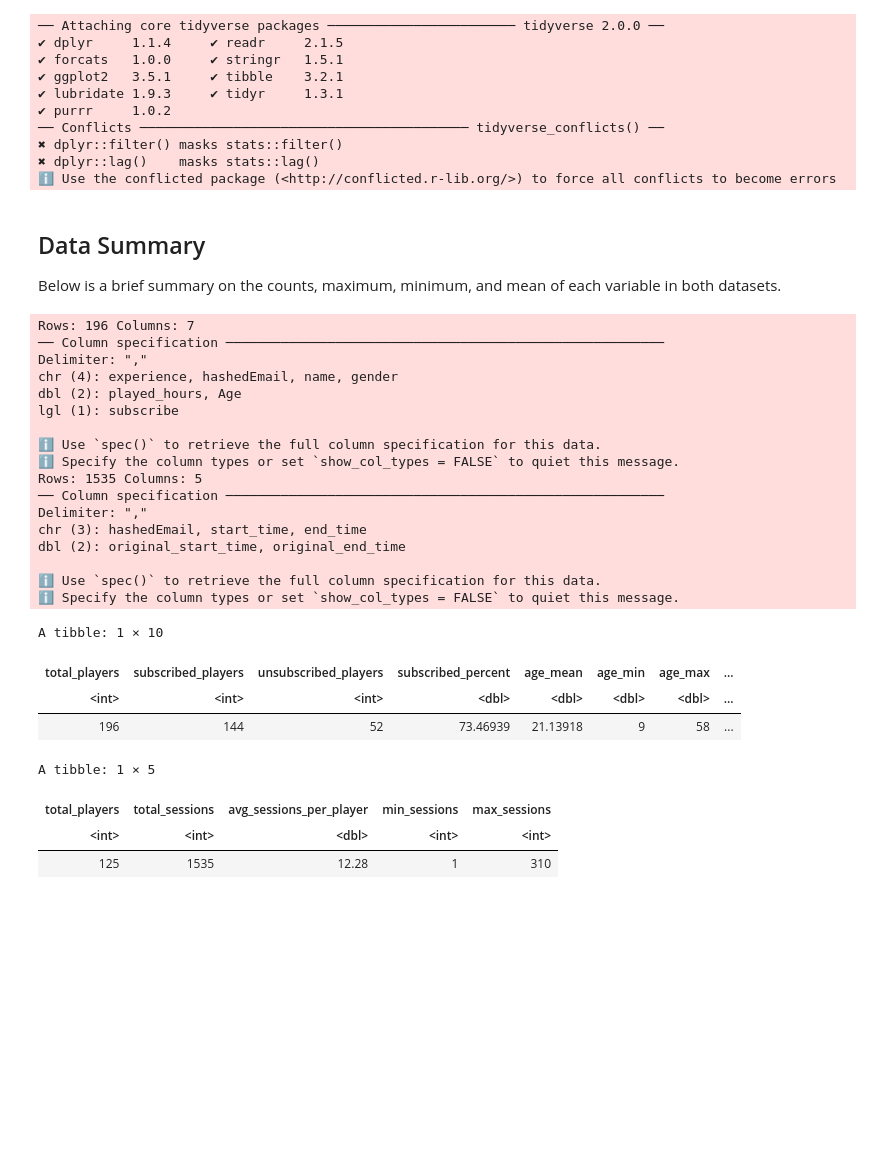
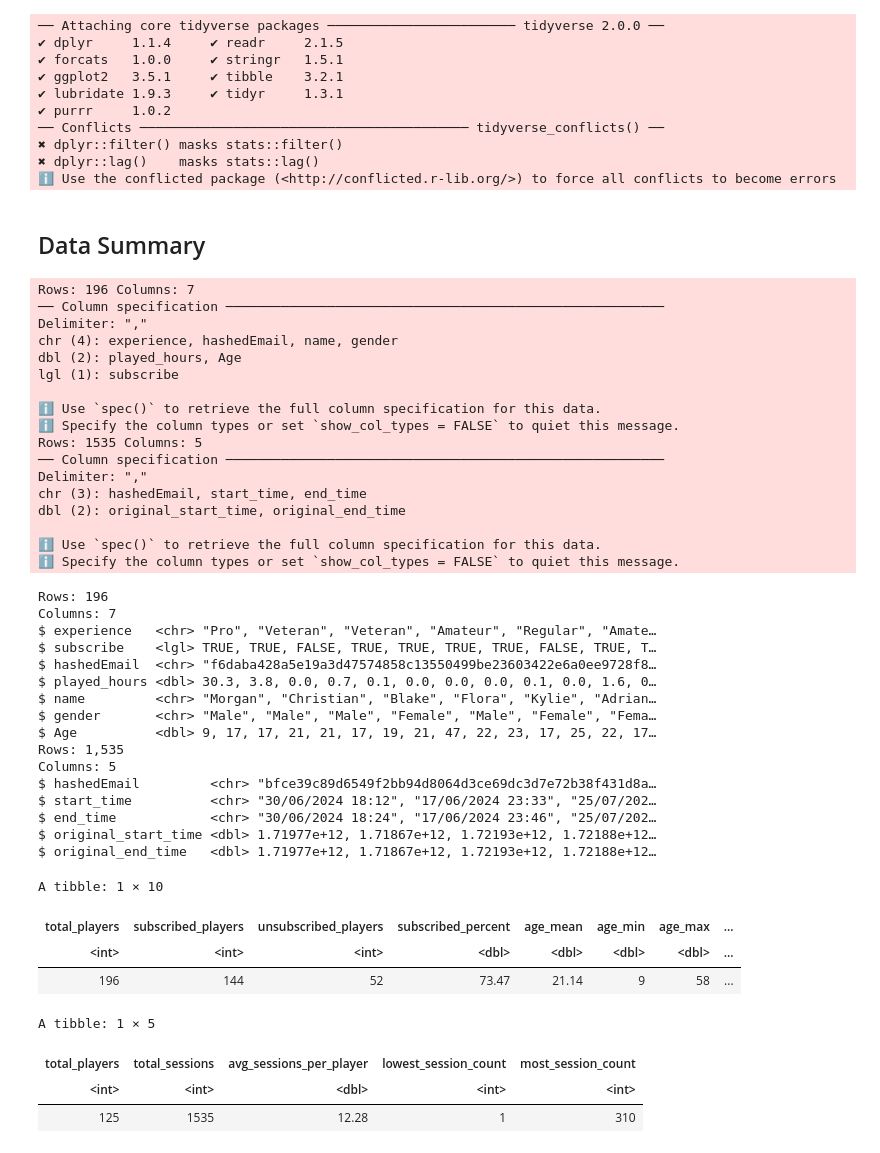
Before and after one commit to FunkyMonkey245/dsci_project_planning_individual, a Jupyter notebook: project_planning_final.ipynb, the cells around one changed output. Drawn from its saved outputs; the diff is of its cells as text; code cells hidden in the pictures; blank space fills up the shorter version.

```diff
--- a/project_planning_final.ipynb
+++ b/project_planning_final.ipynb
@@ -33,63 +33,77 @@ library(tidyverse)
 ℹ Use the conflicted package (<http://conflicted.r-lib.org/>) to force all conflicts to become errors
 # %% [markdown]
 ## Data Summary
-
-Below is a brief summary on the counts, maximum, minimum, and mean of each variable in both datasets.
 # %%
-players <- read_csv("data/players.csv")
+players <- read_csv("https://github.com/FunkyMonkey245/dsci_project_planning_individual/raw/refs/heads/main/data/players.csv")
 
-sessions <- read_csv("data/sessions.csv")
-
+sessions <- read_csv("https://github.com/FunkyMonkey245/dsci_project_planning_individual/raw/refs/heads/main/data/sessions.csv")
 
 players_summary <- players |>
-  summarize(
-    total_players = n(),
-    subscribed_players = sum(subscribe == TRUE, na.rm = TRUE),
-    unsubscribed_players = sum(subscribe == FALSE, na.rm = TRUE),
-    subscribed_percent = 100 * subscribed_players / total_players,
-    age_mean = mean(Age, na.rm = TRUE),
-    age_min  = min(Age, na.rm = TRUE),
-    age_max  = max(Age, na.rm = TRUE),
-    hours_mean = mean(played_hours, na.rm = TRUE),
-    hours_min  = min(played_hours, na.rm = TRUE),
-    hours_max  = max(played_hours, na.rm = TRUE)
-  )
+    summarize(
+        total_players = n(),
+        subscribed_players = sum(subscribe == TRUE, na.rm = TRUE),
+        unsubscribed_players = sum(subscribe == FALSE, na.rm = TRUE),
+        subscribed_percent = round(100 * subscribed_players / total_players, 2),
+        age_mean = round(mean(Age, na.rm = TRUE), 2),
+        age_min  = min(Age, na.rm = TRUE),
+        age_max  = max(Age, na.rm = TRUE),
+        hours_mean = round(mean(played_hours, na.rm = TRUE), 2),
+        hours_min  = min(played_hours, na.rm = TRUE),
+        hours_max  = max(played_hours, na.rm = TRUE)
+      )
 
 sessions_summary <- sessions |>
-  count(hashedEmail, name = "session_count") |>
-  summarize(
-    total_players = n(),
-    total_sessions = sum(session_count),
-    avg_sessions_per_player = mean(session_count),
-    min_sessions = min(session_count),
-    max_sessions = max(session_count)
-  )
-
+    count(hashedEmail, name = "session_count") |>
+    summarize(
+        total_players = n(),
+        total_sessions = sum(session_count),
+        avg_sessions_per_player = mean(session_count),
+        lowest_session_count = min(session_count),
+        most_session_count = max(session_count)
+      )
+glimpse(players)
+glimpse(sessions)
 players_summary
 sessions_summary
 # %% [output]
 Rows: 196 Columns: 7
 ── Column specification ────────────────────────────────────────────────────────
 Delimiter: ","
 chr (4): experience, hashedEmail, name, gender
 dbl (2): played_hours, Age
 lgl (1): subscribe
 
 ℹ Use `spec()` to retrieve the full column specification for this data.
 ℹ Specify the column types or set `show_col_types = FALSE` to quiet this message.
 Rows: 1535 Columns: 5
 ── Column specification ────────────────────────────────────────────────────────
 Delimiter: ","
 chr (3): hashedEmail, start_time, end_time
 dbl (2): original_start_time, original_end_time
 
 ℹ Use `spec()` to retrieve the full column specification for this data.
 ℹ Specify the column types or set `show_col_types = FALSE` to quiet this message.
-A tibble: 1 × 10
+Rows: 196
+Columns: 7
+$ experience   <chr> "Pro", "Veteran", "Veteran", "Amateur", "Regular", "Amate…
+$ subscribe    <lgl> TRUE, TRUE, FALSE, TRUE, TRUE, TRUE, TRUE, FALSE, TRUE, T…
+$ hashedEmail  <chr> "f6daba428a5e19a3d47574858c13550499be23603422e6a0ee9728f8…
+$ played_hours <dbl> 30.3, 3.8, 0.0, 0.7, 0.1, 0.0, 0.0, 0.0, 0.1, 0.0, 1.6, 0…
+$ name         <chr> "Morgan", "Christian", "Blake", "Flora", "Kylie", "Adrian…
+$ gender       <chr> "Male", "Male", "Male", "Female", "Male", "Female", "Fema…
+$ Age          <dbl> 9, 17, 17, 21, 21, 17, 19, 21, 47, 22, 23, 17, 25, 22, 17…
+Rows: 1,535
+Columns: 5
+$ hashedEmail         <chr> "bfce39c89d6549f2bb94d8064d3ce69dc3d7e72b38f431d8a…
+$ start_time          <chr> "30/06/2024 18:12", "17/06/2024 23:33", "25/07/202…
+$ end_time            <chr> "30/06/2024 18:24", "17/06/2024 23:46", "25/07/202…
+$ original_start_time <dbl> 1.71977e+12, 1.71867e+12, 1.72193e+12, 1.72188e+12…
+$ original_end_time   <dbl> 1.71977e+12, 1.71867e+12, 1.72193e+12, 1.72188e+12…
+A tibble: 1 × 10
 | total_players | subscribed_players | unsubscribed_players | subscribed_percent | age_mean | age_min | age_max | ... |
 | <int> | <int> | <int> | <dbl> | <dbl> | <dbl> | <dbl> | ... |
-| 196 | 144 | 52 | 73.46939 | 21.13918 | 9 | 58 | ... |
+| 196 | 144 | 52 | 73.47 | 21.14 | 9 | 58 | ... |
-A tibble: 1 × 5
+A tibble: 1 × 5
-| total_players | total_sessions | avg_sessions_per_player | min_sessions | max_sessions |
+| total_players | total_sessions | avg_sessions_per_player | lowest_session_count | most_session_count |
 | <int> | <int> | <dbl> | <int> | <int> |
 | 125 | 1535 | 12.28 | 1 | 310 |
```
Also changed, not shown: parts of 8 cells of this notebook.
